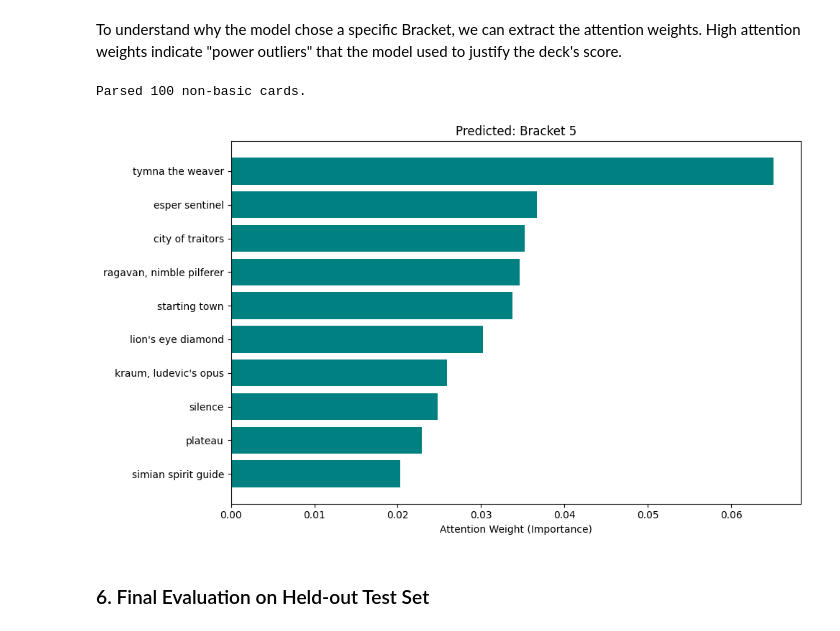
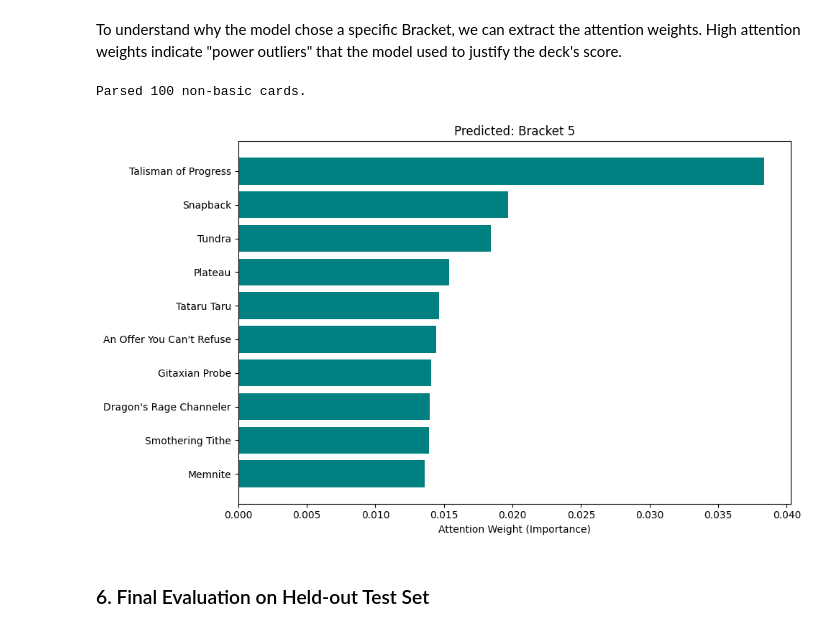
Before and after one commit to pengkev/mtg-deck-evaluator, a Jupyter notebook: models/item2vec-deepsets/deepset.ipynb, the cells around one changed output. Saved outputs shown, nothing was run; the diff lists cells and outputs as text; code cells hidden in the pictures.

Commit message:
Revert "data was not as clean as originally thought"
This reverts commit 5115c671010e5d905de9a65760f5ef7312a66803.

```diff
--- a/models/item2vec-deepsets/deepset.ipynb
+++ b/models/item2vec-deepsets/deepset.ipynb
@@ -32,26 +28,16 @@ import pandas as pd
 # %%
 #paths for data
-INPUT_FILE = Path("../../data/megacorpus_clean.jsonl")
+INPUT_FILE = Path("../../data/general-decks.jsonl")
 MODEL_OUTPUT = Path("../../data/general-item2vec_mtg.model")
 
-INPUT_EDH = Path("../../data/clean-edh-decks.jsonl")
+INPUT_EDH = Path("../../data/edh-decks.jsonl")
 # %%
 #Filter out "stop words"
-RAW_BASIC_LANDS = {
+BASIC_LANDS = {
     "Plains", "Island", "Swamp", "Mountain", "Forest", "Wastes",
     "Snow-Covered Plains", "Snow-Covered Island", "Snow-Covered Swamp",
     "Snow-Covered Mountain", "Snow-Covered Forest"
 }
-# %%
-#More data cleaning
-def normalize_card_name(name: str) -> str:
-    """Lowercases the card and isolates the front face to unify formatting."""
-    name = name.lower()
-    front_face = re.split(r'\s*//?\s*', name)[0]
-    return front_face.strip()
-
-# Pre-normalize the stop words
-BASIC_LANDS = {normalize_card_name(land) for land in RAW_BASIC_LANDS}
 # %%
 #Basic logging to watch Gensim train
 logging.basicConfig(format="%(asctime)s : %(levelname)s : %(message)s", level=logging.INFO)
@@ -161,7 +147,7 @@ Sanity Check embeddings:
 # %%
 model = Word2Vec.load(str(MODEL_OUTPUT))
 
-for test_card in [normalize_card_name(clean_card) for clean_card in ["Ponder", "Demonic Tutor", "Lightning Bolt", "Swords to Plowshares", "Llanowar Elves", "Sol Ring"]]:
+for test_card in ["Ponder", "Demonic Tutor", "Lightning Bolt", "Swords to Plowshares", "Llanowar Elves", "Sol Ring"]:
     print("\n--- MODEL SANITY CHECK ---")
 
     try:
@@ -832,44 +814,39 @@ Sideboard
 1 Kraum, Ludevic's Opus
 1 Tymna the Weaver"""
 
-# Processing the decklist# Processing the decklist
+# Processing the decklist
 deck_cards = []
 for line in raw_deck_text.strip().split('\n'):
     line = line.strip()
     if not line or line.lower() == 'sideboard':
         continue
 
     # Regex to capture the number and extract just the card name
     match = re.match(r'^\d+\s+(.+)$', line)
     if match:
-        raw_card_name = match.group(1)
-
-        # --- THE FIX: Normalize the text before doing anything else ---
-        norm_card = normalize_card_name(raw_card_name)
-
-        if norm_card not in BASIC_LANDS:
-            deck_cards.append(norm_card)
+        card_name = match.group(1)
+        if card_name not in BASIC_LANDS:
+            deck_cards.append(card_name)
 
 # Convert to Vocab IDs (using 1 for <UNK>)
 max_len = 115
 deck_ids = [vocab_dict.get(card, 1) for card in deck_cards]
 
-# Pad or truncate to 115
+#Pad or truncate to 115
 if len(deck_ids) > max_len:
     deck_ids = deck_ids[:max_len]
 else:
     deck_ids += [0] * (max_len - len(deck_ids))
 
 # Convert to tensor and pass to your visualization function
 custom_deck_tensor = torch.tensor(deck_ids, dtype=torch.long)
 
 print(f"Parsed {len(deck_cards)} non-basic cards.")
-
 # Pass None for real_label since this is a manual test without a ground truth label
 visualize_deck_attention(m, custom_deck_tensor, vocab_dict, top_n=10, real_label=None)
 # %% [output]
 Parsed 100 non-basic cards.
-[figure, old version]
+[figure, new version]
 # %% [markdown]
 ### 6. Final Evaluation on Held-out Test Set
 # %% [markdown]
```
Also changed, not shown: parts of 13 cells of this notebook, 29 other files.
